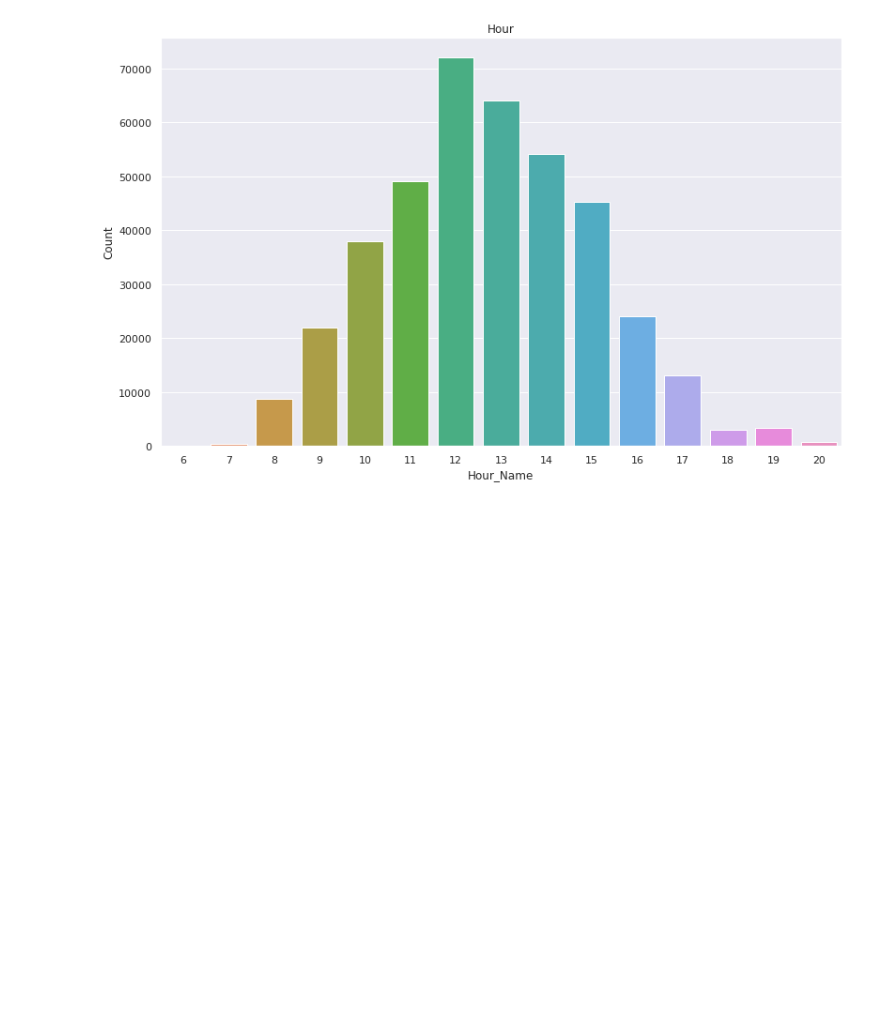
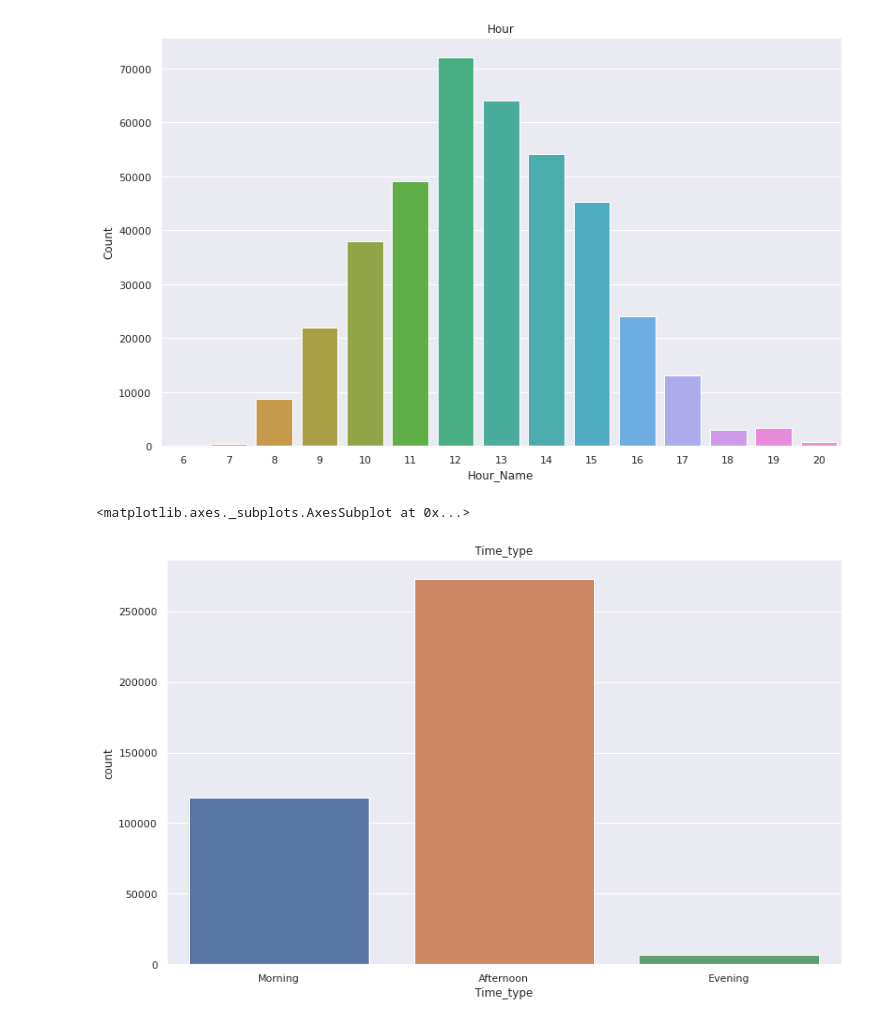
Before and after one commit to Pranavthimmaiah/Online-Retail-Customer-Segmentation, a Jupyter notebook: Pranav_Thimmaiah_Team_4_Capstone_Project_4.ipynb, the cells around one changed output. Saved outputs shown, nothing was run; the diff lists cells and outputs as text; code cells hidden in the pictures; blank space fills up the shorter version.

```diff
--- a/Pranav_Thimmaiah_Team_4_Capstone_Project_4.ipynb
+++ b/Pranav_Thimmaiah_Team_4_Capstone_Project_4.ipynb
@@ -407,3 +407,20 @@ sns.barplot(x='Hour_Name',y='Count',data=hour_df)
 # %% [output]
 <matplotlib.axes._subplots.AxesSubplot at 0x...>
 [figure]
+# %%
+def time_type(time):
+  if(time==6 or time==7 or time==8 or time==9 or time==10 or time==11):
+    return 'Morning'
+  elif(time==12 or time==13 or time==14 or time==15 or time==16 or time==17):
+    return 'Afternoon'
+  else:
+    return 'Evening'
+# %%
+df['Time_type']=df['hour'].apply(time_type)
+# %%
+plt.figure(figsize=(13,8))
+plt.title('Time_type')
+sns.countplot(x='Time_type',data=df)
+# %% [output]
+<matplotlib.axes._subplots.AxesSubplot at 0x...>
+[figure, added]
```
Also changed, not shown: parts of 1 cell of this notebook.
